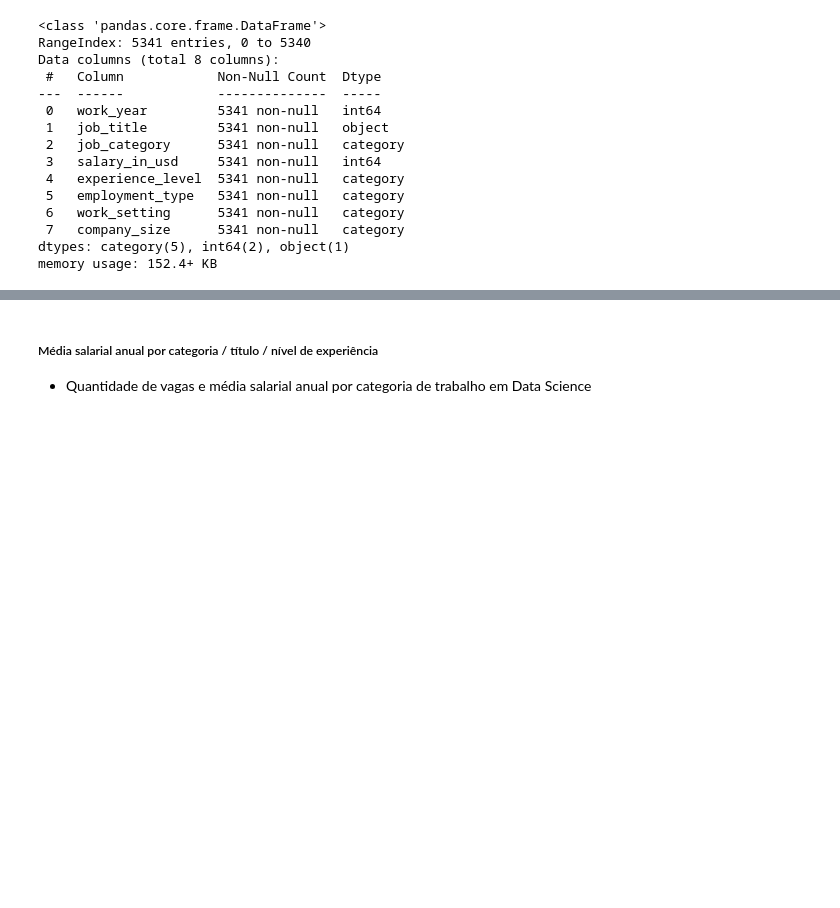
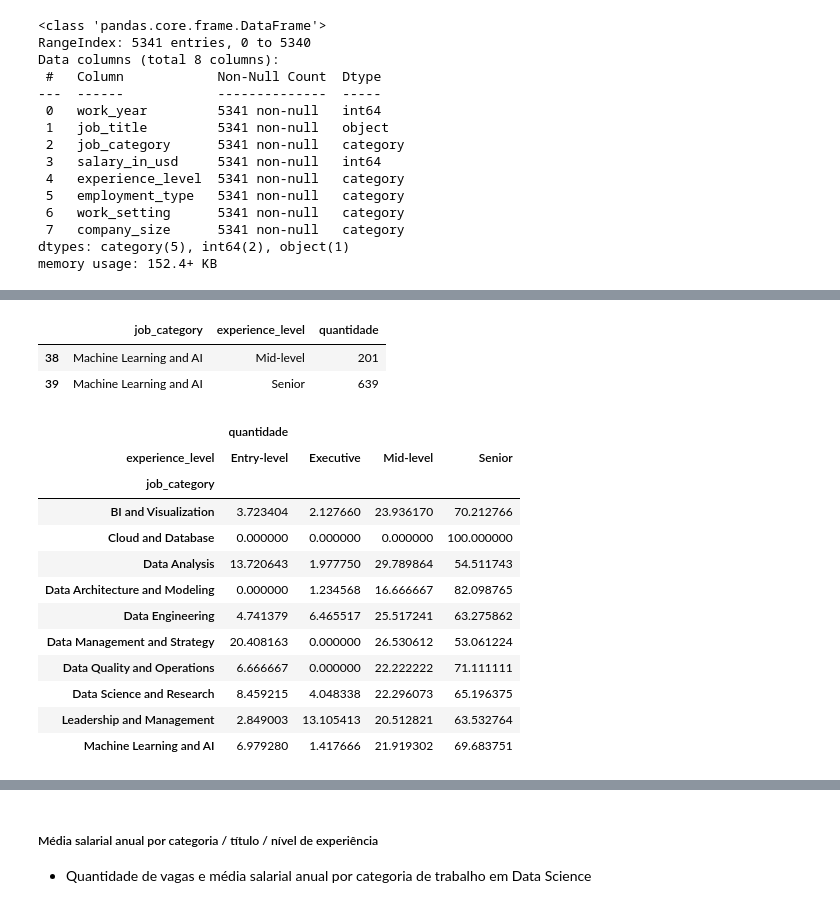
Before and after one commit to ryanrodr/eda-jobs-in-data, a Jupyter notebook: analise_exploratoria.ipynb, the cells around one changed output, grey strips where cells are left out. Saved outputs shown, nothing was run; the diff lists cells and outputs as text; code cells hidden in the pictures; blank space fills up the shorter version.

```diff
--- a/analise_exploratoria.ipynb
+++ b/analise_exploratoria.ipynb
@@ -152,0 +201,6 @@ tabela.style.set_properties(**{'text-align': 'center'})
+# %%
+group2.tail(2)
+# %% [output]
+|  | job_category | experience_level | quantidade |
+| 38 | Machine Learning and AI | Mid-level | 201 |
+| 39 | Machine Learning and AI | Senior | 639 |
@@ -152,0 +214,17 @@ tabela.style.set_properties(**{'text-align': 'center'})
+# %%
+# Formatando e centralizando a tabela dinâmica
+categoria_exp.style.set_properties(**{'text-align': 'center'})
+# %% [output]
+|  | quantidade |  |  |  |
+| experience_level | Entry-level | Executive | Mid-level | Senior |
+| job_category |  |  |  |  |
+| BI and Visualization | 3.723404 | 2.127660 | 23.936170 | 70.212766 |
+| Cloud and Database | 0.000000 | 0.000000 | 0.000000 | 100.000000 |
+| Data Analysis | 13.720643 | 1.977750 | 29.789864 | 54.511743 |
+| Data Architecture and Modeling | 0.000000 | 1.234568 | 16.666667 | 82.098765 |
+| Data Engineering | 4.741379 | 6.465517 | 25.517241 | 63.275862 |
+| Data Management and Strategy | 20.408163 | 0.000000 | 26.530612 | 53.061224 |
+| Data Quality and Operations | 6.666667 | 0.000000 | 22.222222 | 71.111111 |
+| Data Science and Research | 8.459215 | 4.048338 | 22.296073 | 65.196375 |
+| Leadership and Management | 2.849003 | 13.105413 | 20.512821 | 63.532764 |
+| Machine Learning and AI | 6.979280 | 1.417666 | 21.919302 | 69.683751 |
```
Also changed, not shown: parts of 44 cells of this notebook.
